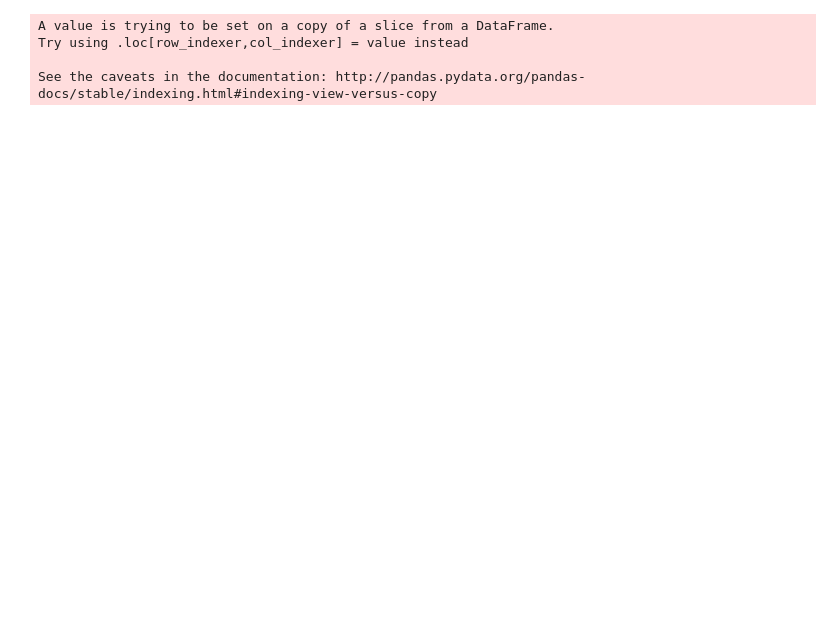
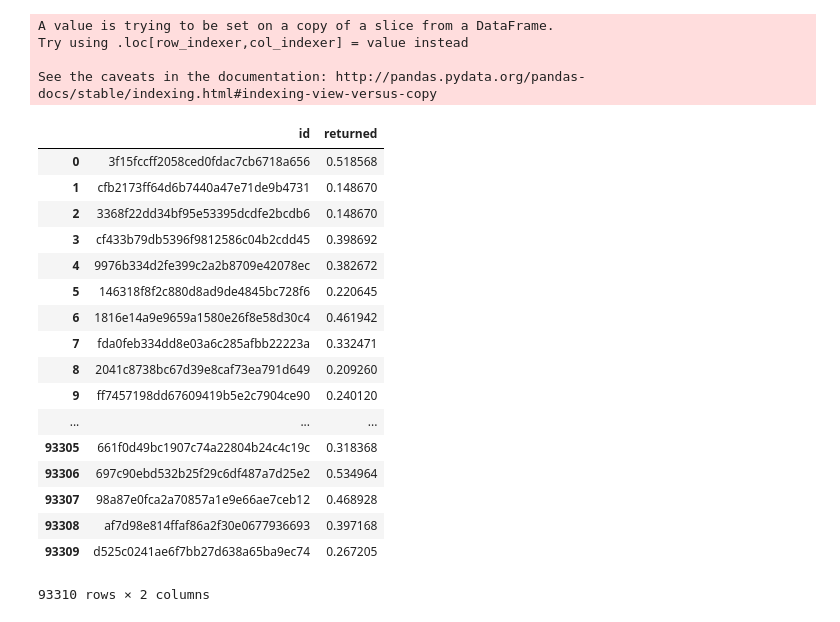
Before and after one commit to JTPenedo/LDSSA_hck2, a Jupyter notebook: HCKT02_CC.ipynb, the cells around one changed output. Cells and saved outputs as stored; diff of their text form; code cells hidden in the pictures; blank space fills up the shorter version.

```diff
--- a/HCKT02_CC.ipynb
+++ b/HCKT02_CC.ipynb
@@ -195,0 +252,23 @@ array([0.05865343, 0.05863444, 0.05863444, ..., 0.05865763, 0.05865763,
+# %%
+features = df_test.loc[:,['freereturn','size','userfraudstatus','brand','countryoforigin','category_1stlevel','tierafterorder','promocode','isvip',
+                               'hasitemsonbag','hasusedwishlist','isreseller']]
+# %%
+def pateta(df_train):
+    # One Hot
+    df_train['isvip'] = np.where(df_train['isvip']=='Not VIP',0,1)
+    df_train['promocode'] = np.where(df_train['promocode'] > 1, 1,0)
+    df_train['hasitemsonbag'] = np.where(df_train['hasitemsonbag'] == 'Yes', 1,0)
+    df_train['hasusedwishlist'] = np.where(df_train['hasusedwishlist'] == 'Yes', 1,0)
+    df_train['isreseller'] = np.where(df_train['isreseller'] == 'Yes', 1,0)
+
+    # Categorical
+    df_train['userfraudstatus'] = pd.Categorical(df_train['userfraudstatus'])
+    df_train['brand'] = pd.Categorical(df_train['brand'])
+    df_train['countryoforigin'] = pd.Categorical(df_train['countryoforigin'])
+
+    # Other
+    df_train['size'] = np.log10(df_train['size'])
+
+    return df_train
+# %%
+features = pateta(features)
@@ -196,9 +279,31 @@ array([0.05865343, 0.05863444, 0.05863444, ..., 0.05865763, 0.05865763,
 # %%
 submission = df_test[['id']]
-submission['returned']=lr.predict_proba(te.transform(features))[:,1]
-submission.to_csv('SUBMISSION_01.csv',index=False)
+submission['returned']=lr.predict_proba(te.transform(features).fillna(0))[:,1]
+submission
+submission.to_csv('SUBMISSION_04.csv',index=False)
 # %% [output]
 A value is trying to be set on a copy of a slice from a DataFrame.
 Try using .loc[row_indexer,col_indexer] = value instead
 
 See the caveats in the documentation: http://pandas.pydata.org/pandas-docs/stable/indexing.html#indexing-view-versus-copy
+# %%
+submission
+# %% [output]
+|  | id | returned |
+| 0 | 3f15fccff2058ced0fdac7cb6718a656 | 0.518568 |
+| 1 | cfb2173ff64d6b7440a47e71de9b4731 | 0.148670 |
+| 2 | 3368f22dd34bf95e53395dcdfe2bcdb6 | 0.148670 |
+| 3 | cf433b79db5396f9812586c04b2cdd45 | 0.398692 |
+| 4 | 9976b334d2fe399c2a2b8709e42078ec | 0.382672 |
+| 5 | 146318f8f2c880d8ad9de4845bc728f6 | 0.220645 |
+| 6 | 1816e14a9e9659a1580e26f8e58d30c4 | 0.461942 |
+| 7 | fda0feb334dd8e03a6c285afbb22223a | 0.332471 |
+| 8 | 2041c8738bc67d39e8caf73ea791d649 | 0.209260 |
+| 9 | ff7457198dd67609419b5e2c7904ce90 | 0.240120 |
+| ... | ... | ... |
+| 93305 | 661f0d49bc1907c74a22804b24c4c19c | 0.318368 |
+| 93306 | 697c90ebd532b25f29c6df487a7d25e2 | 0.534964 |
+| 93307 | 98a87e0fca2a70857a1e9e66ae7ceb12 | 0.468928 |
+| 93308 | af7d98e814ffaf86a2f30e0677936693 | 0.397168 |
+| 93309 | d525c0241ae6f7bb27d638a65ba9ec74 | 0.267205 |
+93310 rows × 2 columns
```
Also changed, not shown: parts of 26 cells of this notebook.
